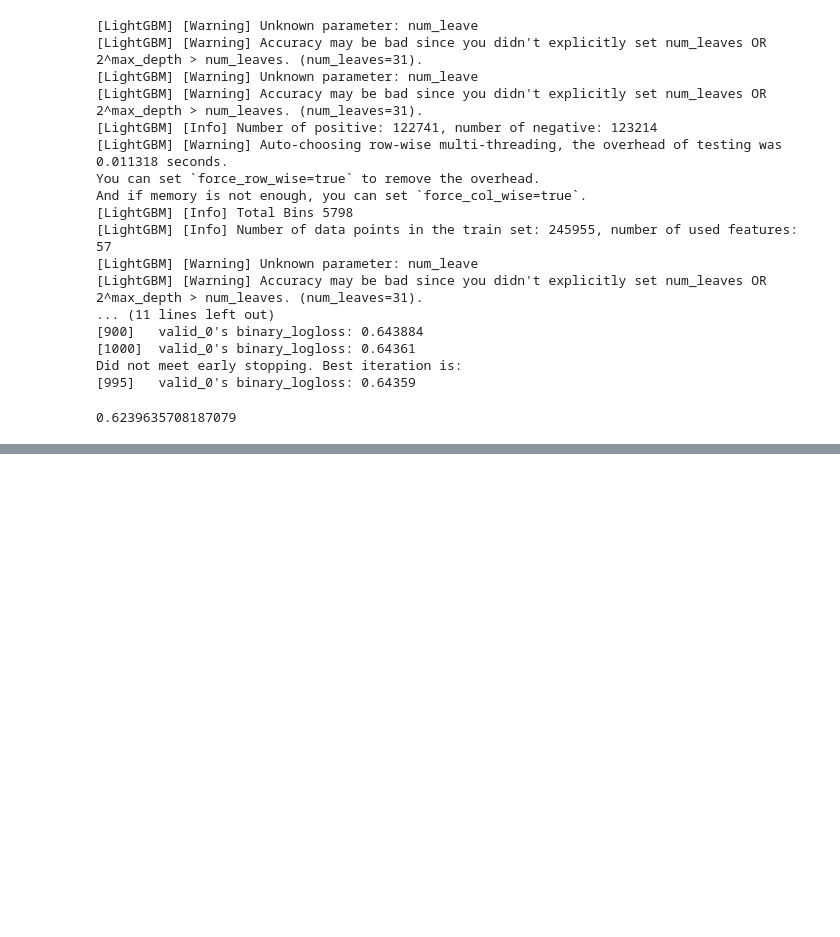
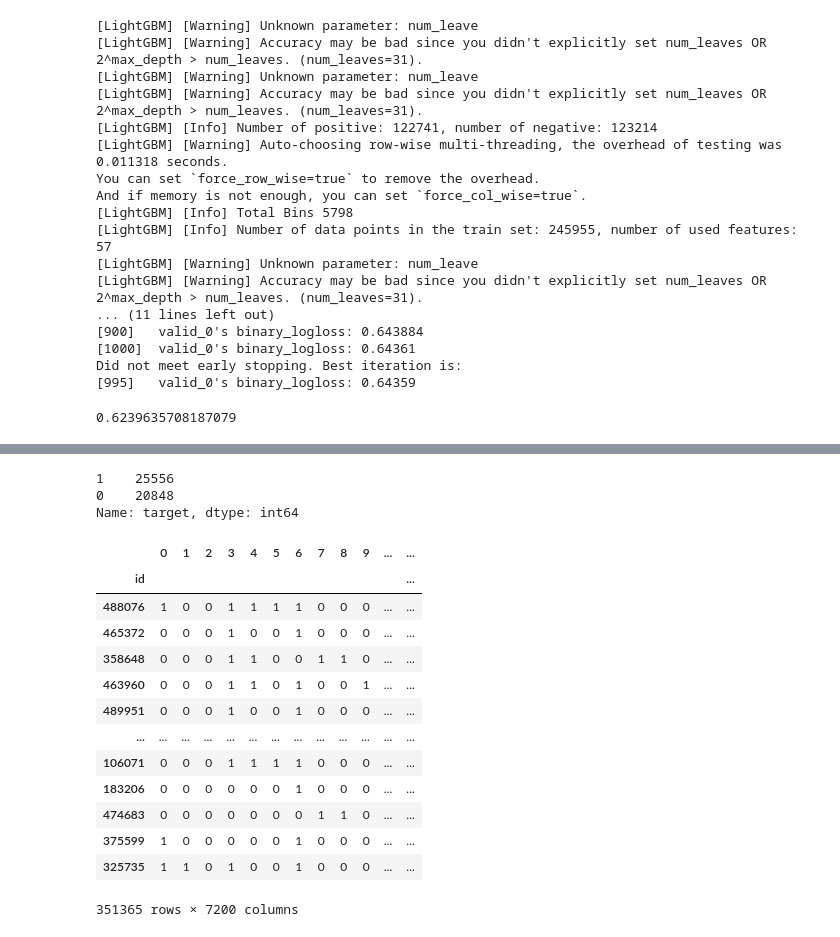
Before and after one commit to gw1303/jobcare, a Jupyter notebook: main.ipynb, the cells around one changed output, grey strips where cells are left out. Drawn from its saved outputs; the diff is of its cells as text; code cells hidden in the pictures; blank space fills up the shorter version.

```diff
--- a/main.ipynb
+++ b/main.ipynb
@@ -422,0 +400,23 @@ Epoch 20/20
+# %%
+submission_df['target'].value_counts()
+# %% [output]
+1    25556
+0    20848
+Name: target, dtype: int64
+# %%
+new_train_x
+# %% [output]
+|  | 0 | 1 | 2 | 3 | 4 | 5 | 6 | 7 | 8 | 9 | ... | ... |
+| id |  |  |  |  |  |  |  |  |  |  |  | ... |
+| 488076 | 1 | 0 | 0 | 1 | 1 | 1 | 1 | 0 | 0 | 0 | ... | ... |
+| 465372 | 0 | 0 | 0 | 1 | 0 | 0 | 1 | 0 | 0 | 0 | ... | ... |
+| 358648 | 0 | 0 | 0 | 1 | 1 | 0 | 0 | 1 | 1 | 0 | ... | ... |
+| 463960 | 0 | 0 | 0 | 1 | 1 | 0 | 1 | 0 | 0 | 1 | ... | ... |
+| 489951 | 0 | 0 | 0 | 1 | 0 | 0 | 1 | 0 | 0 | 0 | ... | ... |
+| ... | ... | ... | ... | ... | ... | ... | ... | ... | ... | ... | ... | ... |
+| 106071 | 0 | 0 | 0 | 1 | 1 | 1 | 1 | 0 | 0 | 0 | ... | ... |
+| 183206 | 0 | 0 | 0 | 0 | 0 | 0 | 1 | 0 | 0 | 0 | ... | ... |
+| 474683 | 0 | 0 | 0 | 0 | 0 | 0 | 0 | 1 | 1 | 0 | ... | ... |
+| 375599 | 1 | 0 | 0 | 0 | 0 | 0 | 1 | 0 | 0 | 0 | ... | ... |
+| 325735 | 1 | 1 | 0 | 1 | 0 | 0 | 1 | 0 | 0 | 0 | ... | ... |
+351365 rows × 7200 columns
```
Also changed, not shown: parts of 26 cells of this notebook, 1 other file.
